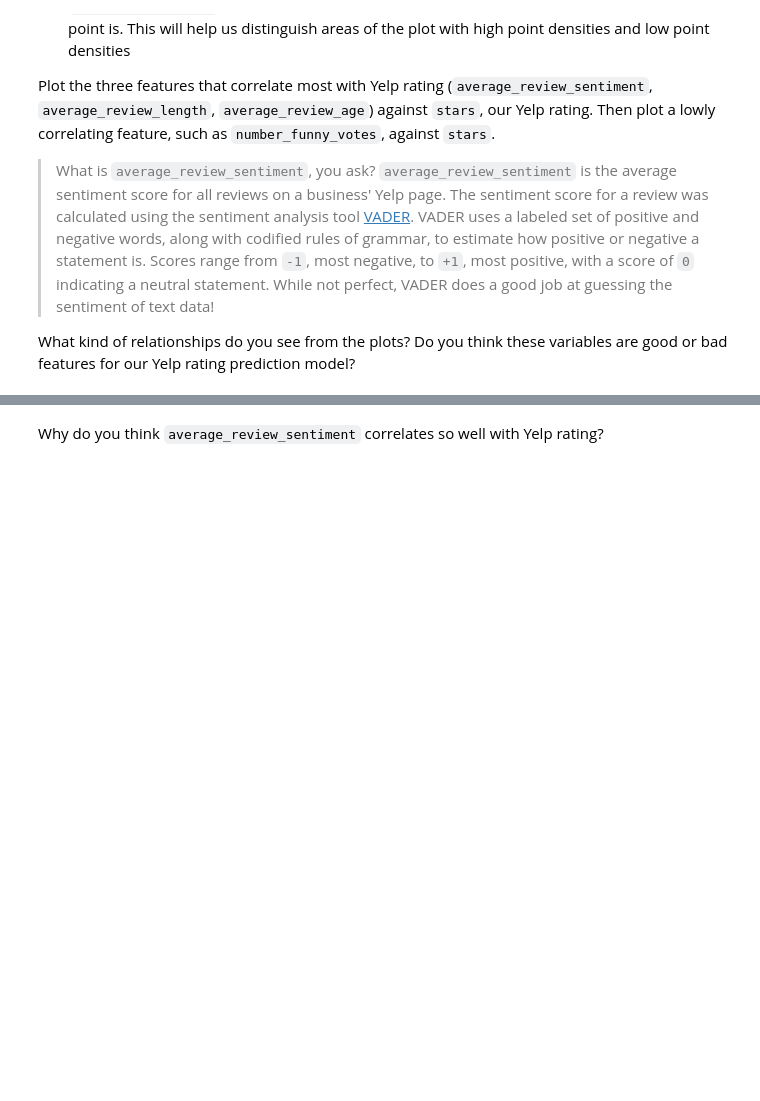
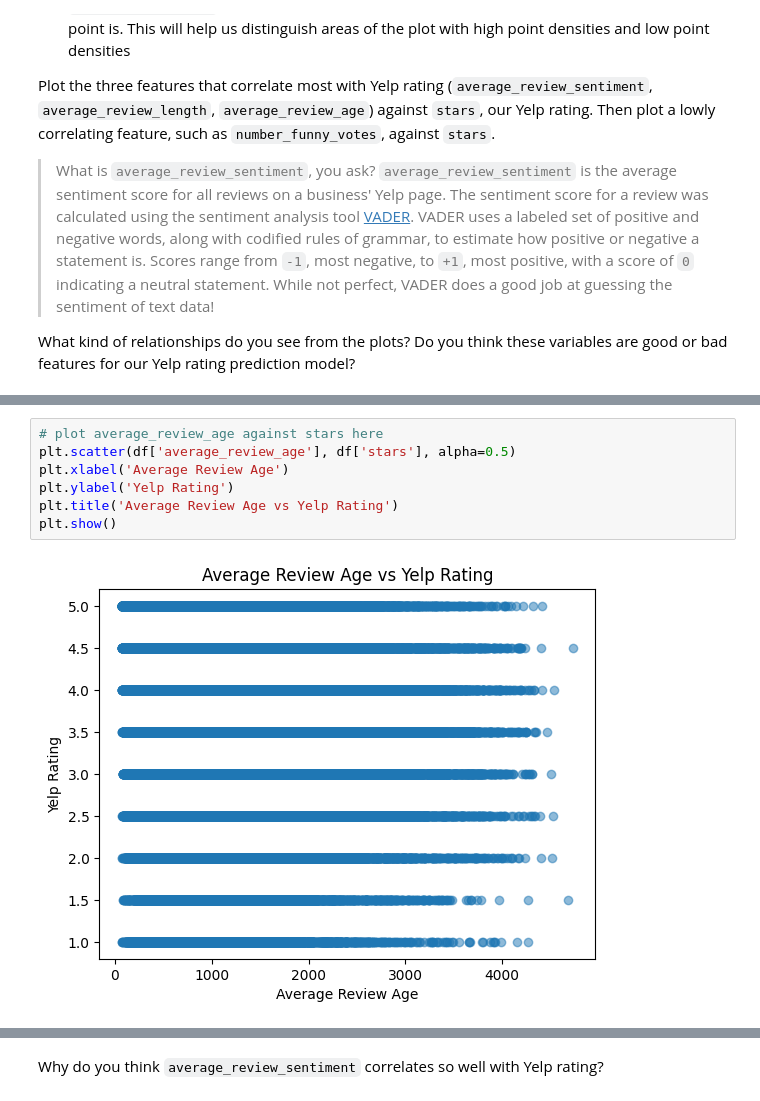
Before and after one commit to Tuminha/Restaurant-Rating, a Jupyter notebook: restaurant_rating_project.ipynb, the cells around one changed output, grey strips where cells are left out. Saved outputs shown, nothing was run; the diff lists cells and outputs as text; blank space fills up the shorter version.

```diff
--- a/restaurant_rating_project.ipynb
+++ b/restaurant_rating_project.ipynb
@@ -485,0 +573,9 @@ from matplotlib import pyplot as plt
+# %%
+# plot average_review_age against stars here
+plt.scatter(df['average_review_age'], df['stars'], alpha=0.5)
+plt.xlabel('Average Review Age')
+plt.ylabel('Yelp Rating')
+plt.title('Average Review Age vs Yelp Rating')
+plt.show()
+# %% [output]
+[figure, added]
```
Also changed, not shown: parts of 40 cells of this notebook, 1 other file.
